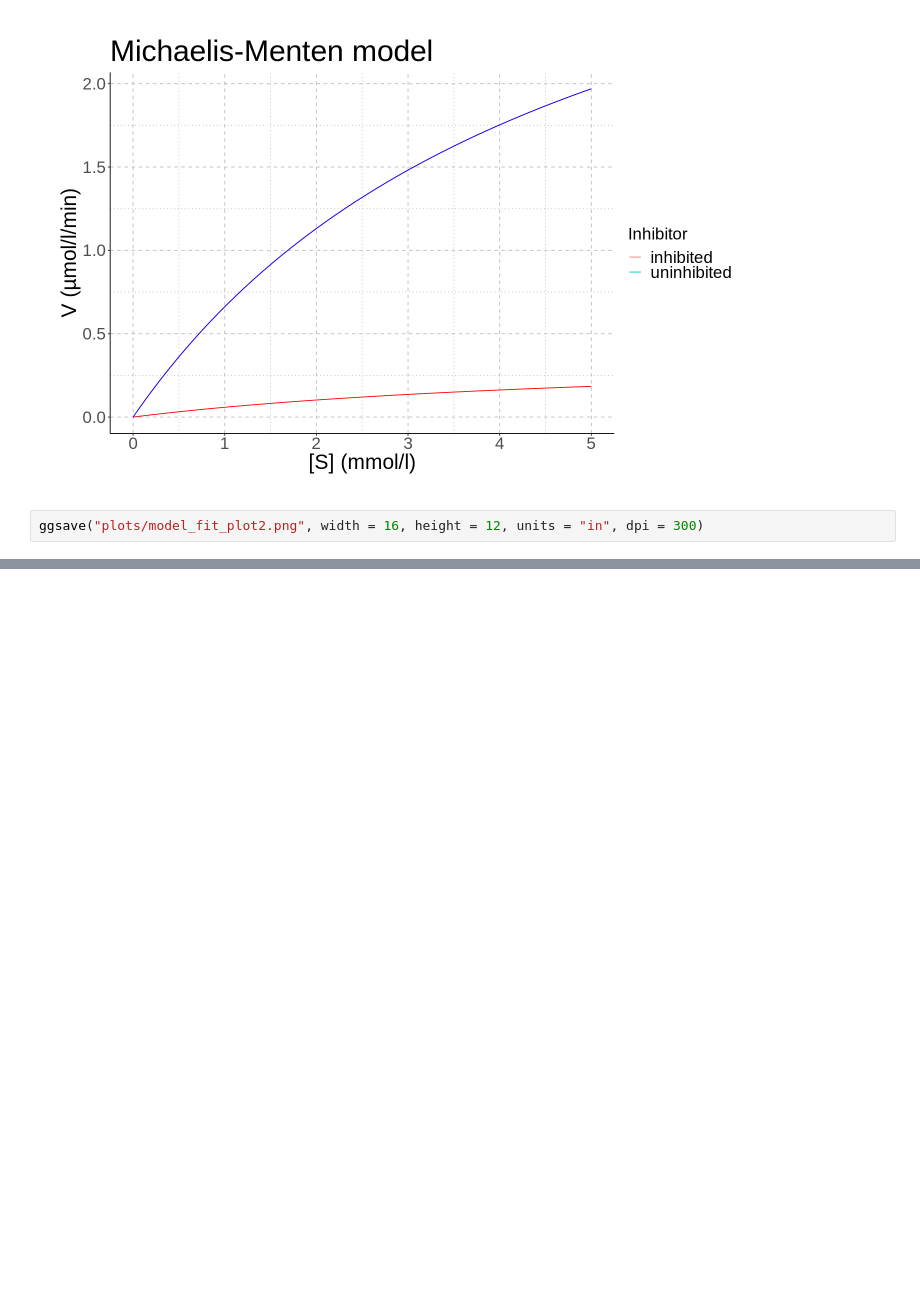
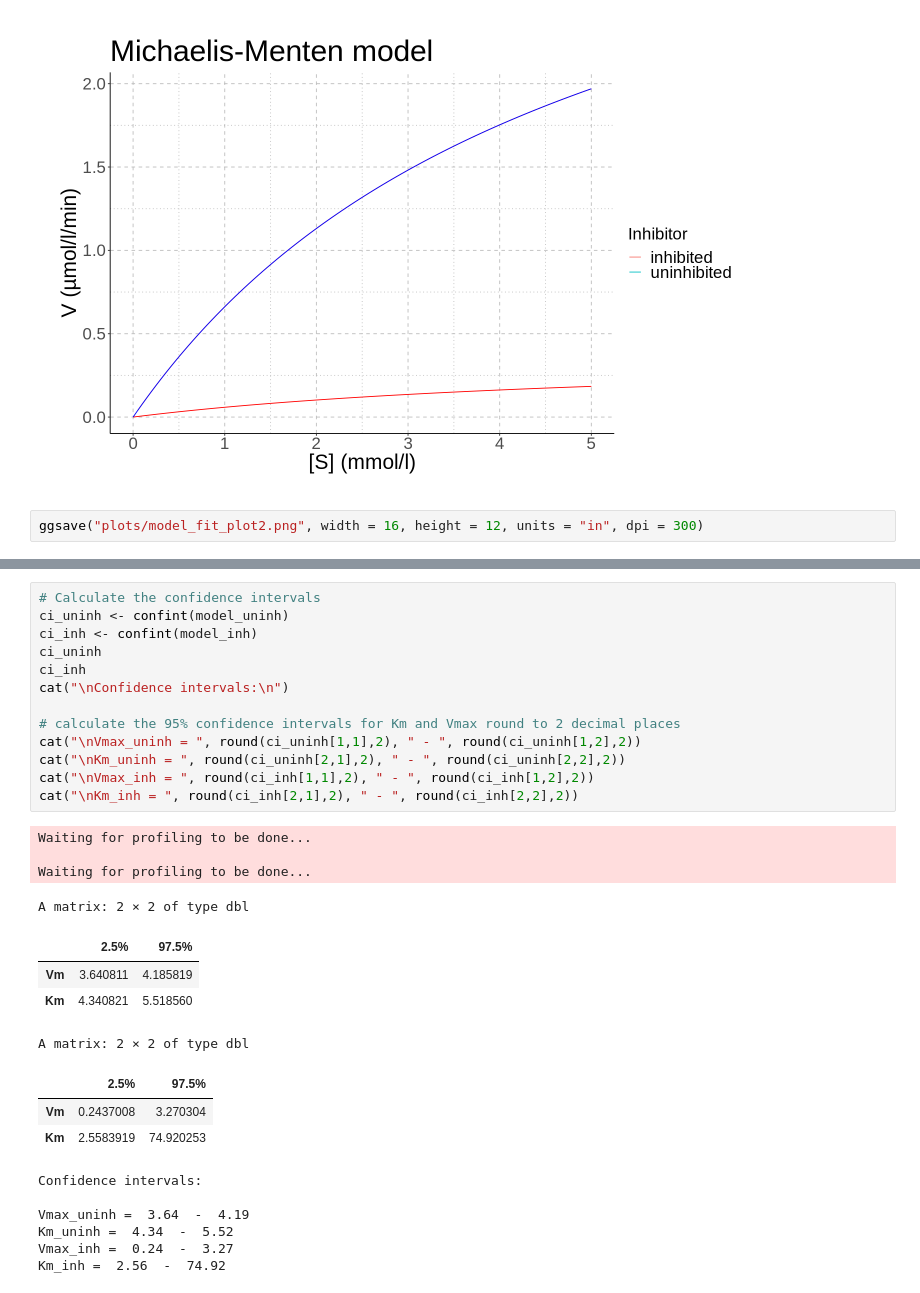
Before and after one commit to dodes24/enzymology, a Jupyter notebook: enzym_report.ipynb, the cells around one changed output, grey strips where cells are left out. Saved outputs shown, nothing was run; the diff lists cells and outputs as text; blank space fills up the shorter version.

```diff
--- a/enzym_report.ipynb
+++ b/enzym_report.ipynb
@@ -260,0 +305,31 @@ summary(noncomfit)
+# %%
+# Calculate the confidence intervals
+ci_uninh <- confint(model_uninh)
+ci_inh <- confint(model_inh)
+ci_uninh
+ci_inh
+cat("\nConfidence intervals:\n")
+
+# calculate the 95% confidence intervals for Km and Vmax round to 2 decimal places
+cat("\nVmax_uninh = ", round(ci_uninh[1,1],2), " - ", round(ci_uninh[1,2],2))
+cat("\nKm_uninh = ", round(ci_uninh[2,1],2), " - ", round(ci_uninh[2,2],2))
+cat("\nVmax_inh = ", round(ci_inh[1,1],2), " - ", round(ci_inh[1,2],2))
+cat("\nKm_inh = ", round(ci_inh[2,1],2), " - ", round(ci_inh[2,2],2))
+# %% [output]
+Waiting for profiling to be done...
+
+Waiting for profiling to be done...
+A matrix: 2 × 2 of type dbl
+|  | 2.5% | 97.5% |
+| Vm | 3.640811 | 4.185819 |
+| Km | 4.340821 | 5.518560 |
+A matrix: 2 × 2 of type dbl
+|  | 2.5% | 97.5% |
+| Vm | 0.2437008 | 3.270304 |
+| Km | 2.5583919 | 74.920253 |
+Confidence intervals:
+
+Vmax_uninh =  3.64  -  4.19
+Km_uninh =  4.34  -  5.52
+Vmax_inh =  0.24  -  3.27
+Km_inh =  2.56  -  74.92
```
Also changed, not shown: parts of 4 cells of this notebook.
